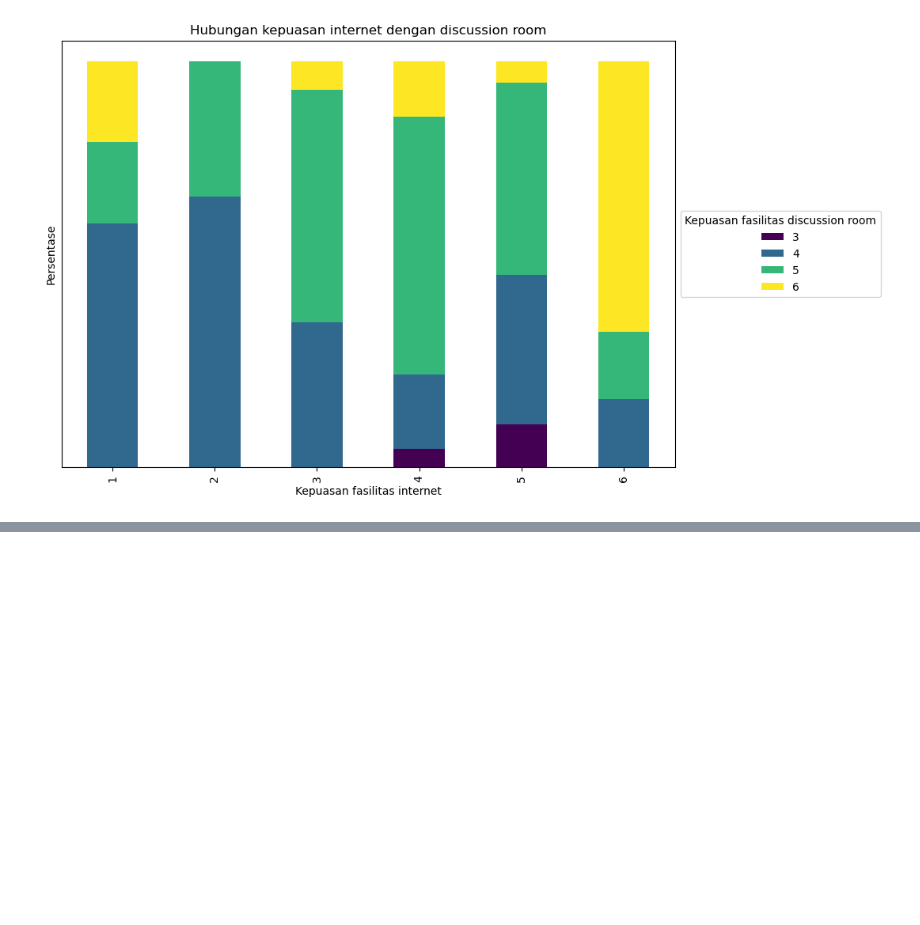
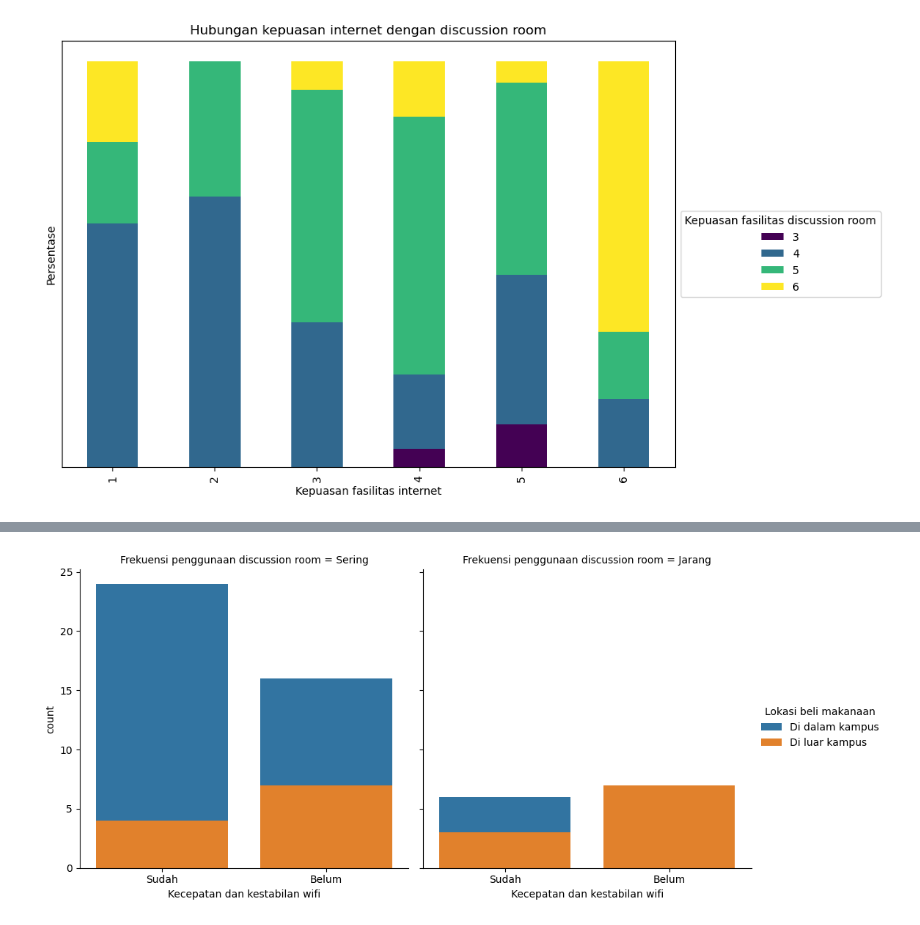
Before and after one commit to Nicohim87/SurveySamplingAOL, a Jupyter notebook: Visualization-3.ipynb, the cells around one changed output, grey strips where cells are left out. Cells and saved outputs as stored; diff of their text form; code cells hidden in the pictures; blank space fills up the shorter version.

```diff
--- a/Visualization-3.ipynb
+++ b/Visualization-3.ipynb
@@ -154,0 +203,14 @@ plt.plot()
+# %%
+stay = df.groupby(['Kecepatan dan kestabilan wifi', 'Lokasi beli makanan', 'Frekuensi penggunaan discussion room']).size().reset_index(name="count")
+
+stay['Frekuensi penggunaan discussion room'].replace(['Ya', 'Tidak'], ['Sering', 'Jarang'], inplace=True)
+
+g = sns.FacetGrid(stay,
+                  hue='Lokasi beli makanan', hue_order=['Di dalam kampus', 'Di luar kampus'],
+                  col='Frekuensi penggunaan discussion room', col_order=['Sering', 'Jarang'],
+                  height=5, aspect=1)
+g.map(sns.barplot, 'Kecepatan dan kestabilan wifi', 'count', order=['Sudah', 'Belum'])
+g.add_legend(title="Lokasi beli makanaan")
+plt.show()
+# %% [output]
+[figure, added]
```
Also changed, not shown: parts of 3 cells of this notebook, 2 other files.
